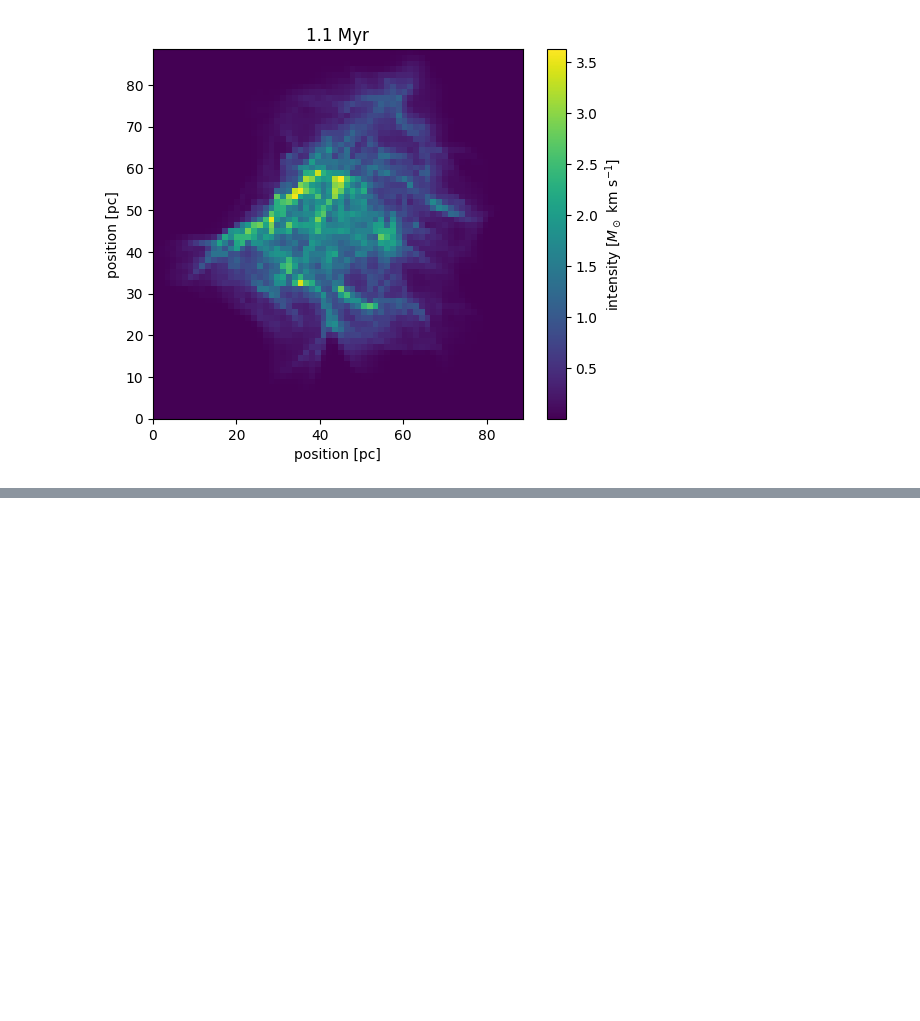
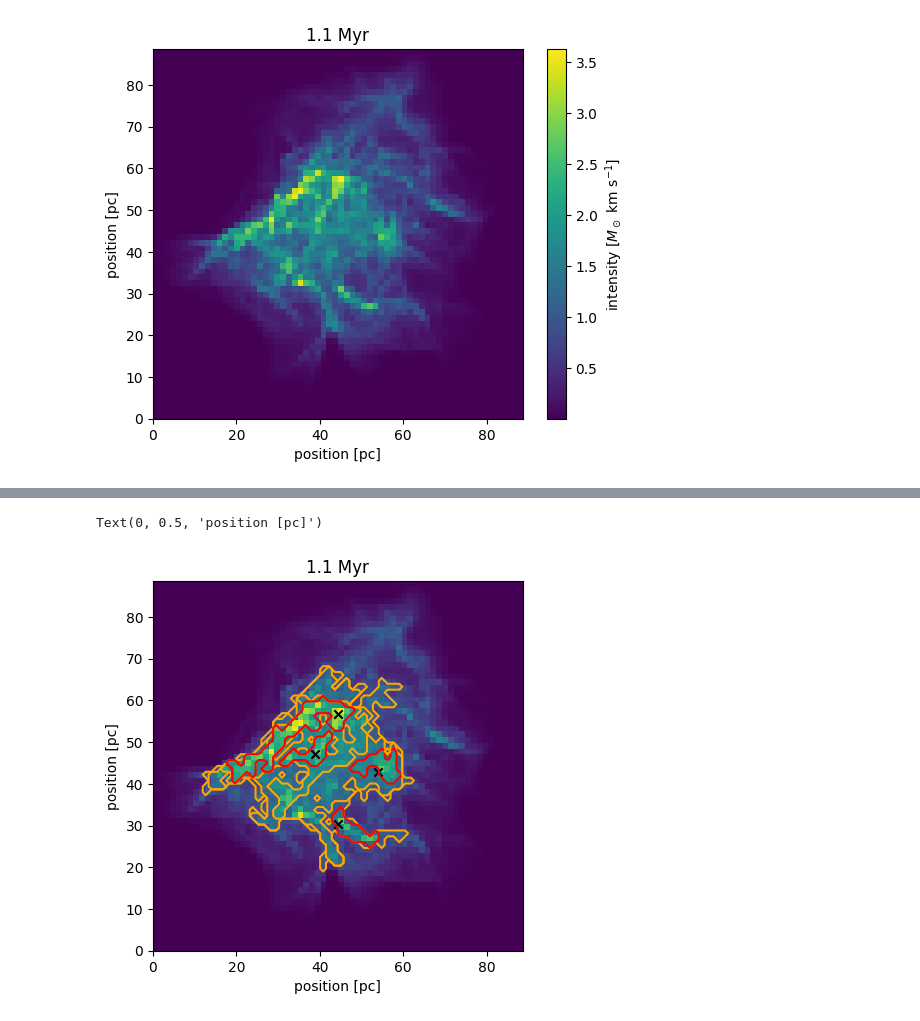
Before and after one commit to kotora260/StarGen, a Jupyter notebook: analysis_mass_ppp/dendro2D_1000.ipynb, the cells around one changed output, grey strips where cells are left out. Cells and saved outputs as stored; diff of their text form; code cells hidden in the pictures; blank space fills up the shorter version.

```diff
--- a/analysis_mass_ppp/dendro2D_1000.ipynb
+++ b/analysis_mass_ppp/dendro2D_1000.ipynb
@@ -223,0 +228,24 @@ Text(0, 0.5, 'position [pc]')
+# %%
+# modified contour
+
+fig = plt.figure()
+ax = fig.add_subplot(1, 1, 1)
+im = ax.imshow(int_map, extent=extent, origin='lower')
+
+p.plot_contour(ax, extent=extent, structure=leaf_indices[0], colors='orange')
+p.plot_contour(ax, extent=extent, structure=leaf_indices[1], colors='orange')
+p.plot_contour(ax, extent=extent, structure=leaf_indices[2], colors='red')
+p.plot_contour(ax, extent=extent, structure=leaf_indices[3], colors='red')
+p.plot_contour(ax, extent=extent, structure=branch_indices[0], colors='orange')
+p.plot_contour(ax, extent=extent, structure=branch_indices[1], colors='red')
+p.plot_contour(ax, extent=extent, structure=branch_indices[2], colors='red')
+
+
+ax.scatter(leaf_feature['x_peak'], leaf_feature['y_peak'], marker='x', color='black')
+
+ax.set_title("1.1 Myr")
+ax.set_xlabel('position [pc]')
+ax.set_ylabel('position [pc]')
+# %% [output]
+Text(0, 0.5, 'position [pc]')
+[figure, added]
```
Also changed, not shown: parts of 3 cells of this notebook.
